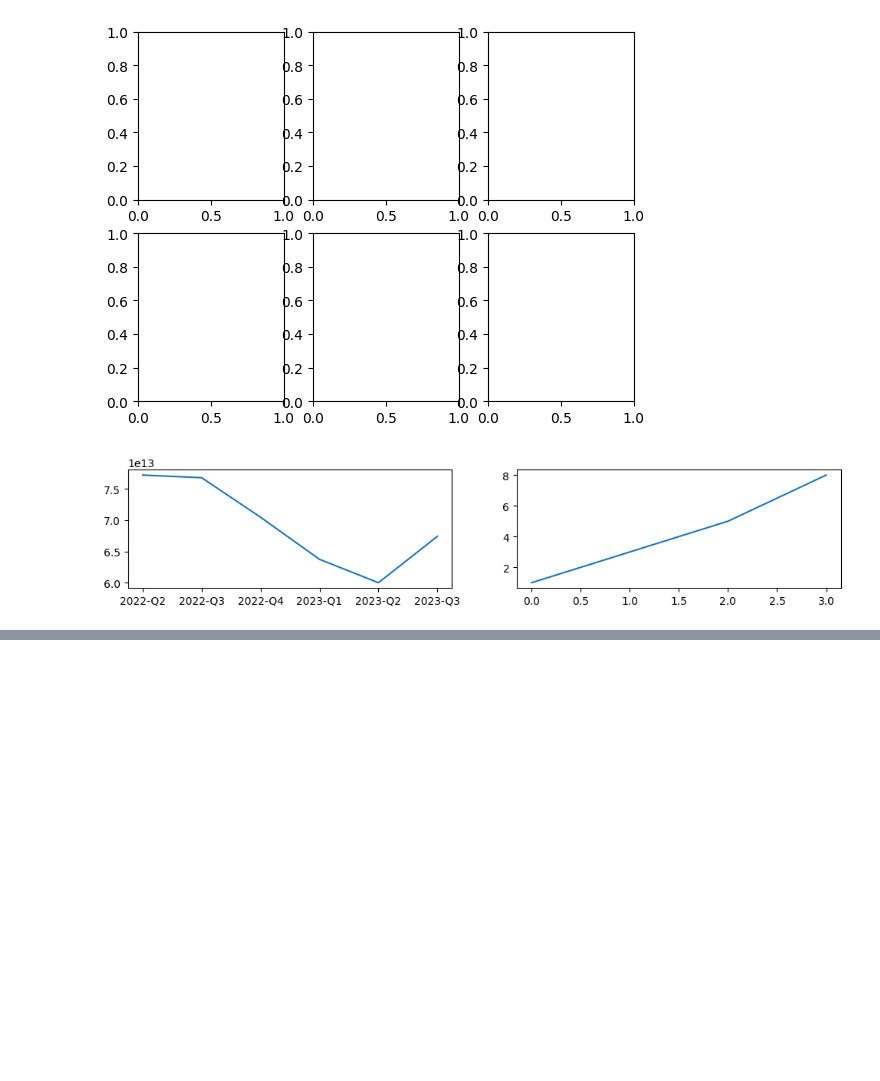
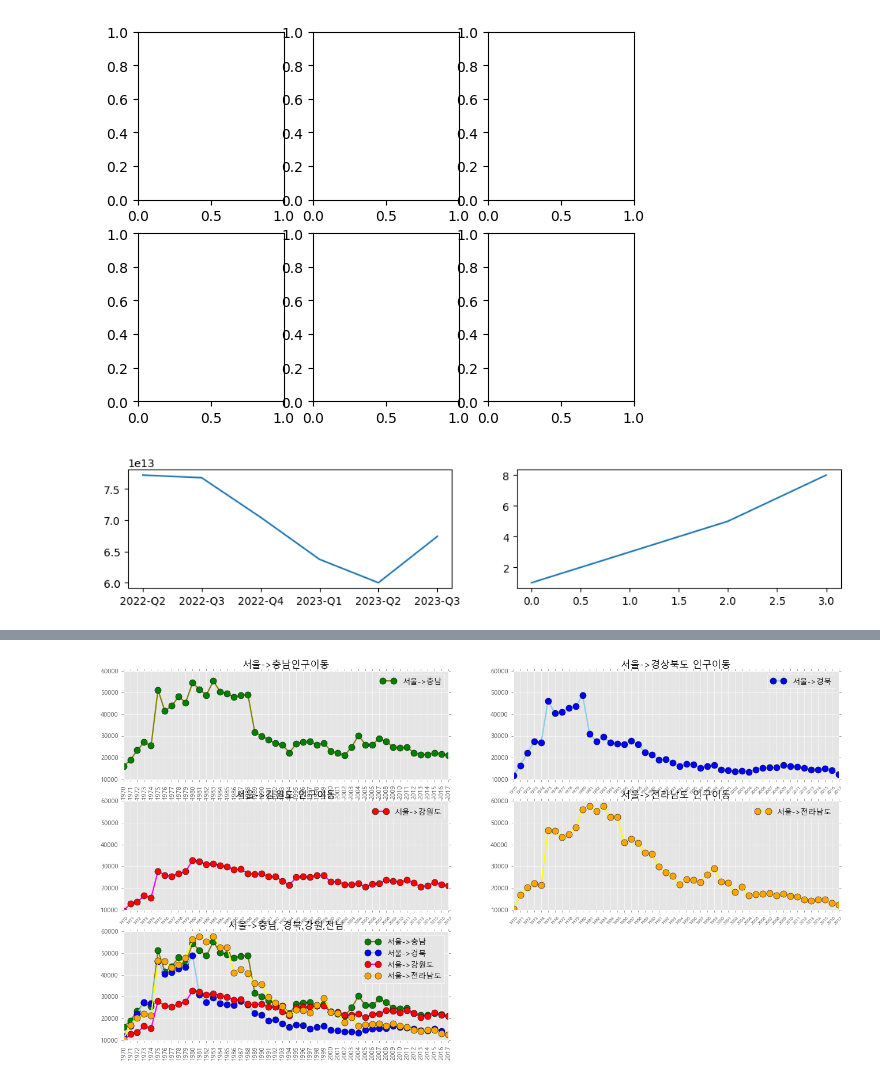
Before and after one commit to jin2-web/pandas_study, a Jupyter notebook: part4-1.ipynb, the cells around one changed output, grey strips where cells are left out. Saved outputs shown, nothing was run; the diff lists cells and outputs as text; code cells hidden in the pictures; blank space fills up the shorter version.

```diff
--- a/part4-1.ipynb
+++ b/part4-1.ipynb
@@ -395,0 +428,12 @@ plt.show()
+# %%
+# 서울에서 다른 지역으로 이동한 데이터만 추출하여 정리
+mask = (df['전출지별'] == '서울특별시') & (df['전입지별'] != '서울특별시')
+df_seoul = df[mask]
+# 전출지별 열을 삭제하기
+df_seoul = df_seoul.drop(['전출지별'], axis=1)
+# '전입지별'을 '전입지' 열이름 변경하기
+df_seoul = df_seoul.rename({'전입지별': '전입지'}, axis=1)
+df_seoul
+# 전입지 열을 행 인덱스로 만들기
+df_seoul = df_seoul.set_index('전입지')
+df_seoul.head()
@@ -395,0 +449,8 @@ plt.show()
+# %%
+# 195
+# 서울에서 충청남도 경상북도 강원도 전라남도 이동한 인구 데이터
+a = range(1970, 2018) # 1970, 1971, ... 2017년 반복해서 만들어 내는 반복자
+
+col_years = list( map(str, range(1970,2018) ) ) # ['1970', '1971']
+df_4 = df_seoul.loc[ ['충청남도', '경상북도', '강원도', '전라남도'], col_years ]
+df_4
@@ -395,0 +465,72 @@ plt.show()
+# %%
+plt.style.use('ggplot')
+fig = plt.figure(figsize=(20, 10)) # figure 캠퍼스 사이즈
+ax1 = fig.add_subplot(3,2,1) # axis 객체
+ax2 = fig.add_subplot(3,2,2)
+ax3 = fig.add_subplot(3,2,3)
+ax4 = fig.add_subplot(3,2,4)
+ax5 = fig.add_subplot(3,2,5)
+
+ax1.plot( col_years, df_4.loc['충청남도', : ], marker='o',
+          markerfacecolor='green', markersize=10,
+          color='olive', linewidth=2, label='서울->충남')
+ax2.plot( col_years, df_4.loc['경상북도', : ], marker='o',
+          markerfacecolor='blue', markersize=10,
+          color='skyblue', linewidth=2, label='서울->경북')
+ax3.plot( col_years, df_4.loc['강원도', : ], marker='o',
+          markerfacecolor='red', markersize=10,
+          color='magenta', linewidth=2, label='서울->강원도')
+ax4.plot( col_years, df_4.loc['전라남도', : ], marker='o',
+          markerfacecolor='orange', markersize=10,
+          color='yellow', linewidth=2, label='서울->전라남도')
+
+ax5.plot( col_years, df_4.loc['충청남도', : ], marker='o',
+          markerfacecolor='green', markersize=10,
+          color='olive', linewidth=2, label='서울->충남')
+ax5.plot( col_years, df_4.loc['경상북도', : ], marker='o',
+          markerfacecolor='blue', markersize=10,
+          color='skyblue', linewidth=2, label='서울->경북')
+ax5.plot( col_years, df_4.loc['강원도', : ], marker='o',
+          markerfacecolor='red', markersize=10,
+          color='magenta', linewidth=2, label='서울->강원도')
+ax5.plot( col_years, df_4.loc['전라남도', : ], marker='o',
+          markerfacecolor='orange', markersize=10,
+          color='yellow', linewidth=2, label='서울->전라남도')
+
+ax1.legend()
+ax2.legend()
+ax3.legend()
+ax4.legend()
+ax5.legend()
+
+ax1.set_title('서울->충남인구이동', size=15)
+ax2.set_title('서울->경상북도 인구이동', size=15)
+ax3.set_title('서울->강원도 인구이동', size=15)
+ax4.set_title('서울->전라남도 인구이동', size=15)
+ax5.set_title('서울->충남, 경북,강원,전남', size=15)
+
+ax1.set_xticks( range(len(col_years) ) ) # 0, 1, 2, ....47 x축에 라벨을 0~47까지 48개 셋팅
+ax2.set_xticks( range(len(col_years) ) )
+ax3.set_xticks( range(len(col_years) ) )
+ax4.set_xticks( range(len(col_years) ) )
+ax5.set_xticks( range(len(col_years) ) )
+
+ax1.set_xticklabels( col_years, rotation=90)
+ax2.set_xticklabels( col_years, rotation=45, fontsize=7)
+ax3.set_xticklabels( col_years, rotation=45, fontsize=7)
+ax4.set_xticklabels( col_years, rotation=45, fontsize=7)
+ax5.set_xticklabels( col_years, rotation=90)
+
+ax1.set_ylim( 10000, 60000)
+ax2.set_ylim( 10000, 60000)
+ax3.set_ylim( 10000, 60000)
+ax4.set_ylim( 10000, 60000)
+ax5.set_ylim( 10000, 60000)
+
+plt.show()
+
+# print( len(col_years) )
+# for i in range(48):
+#     print(i)
+# %% [output]
+[figure, added]
```
Also changed, not shown: parts of 13 cells of this notebook, 5 other files.
